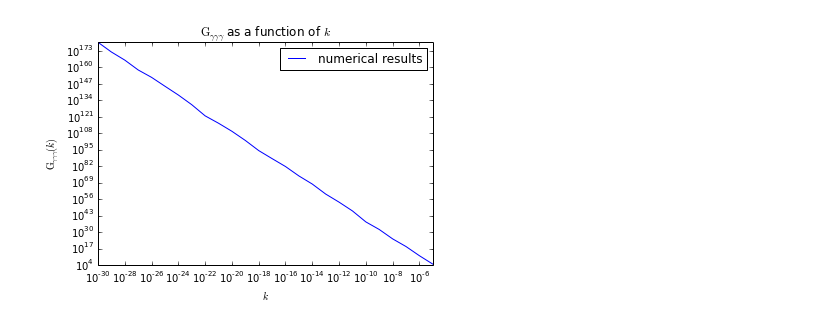
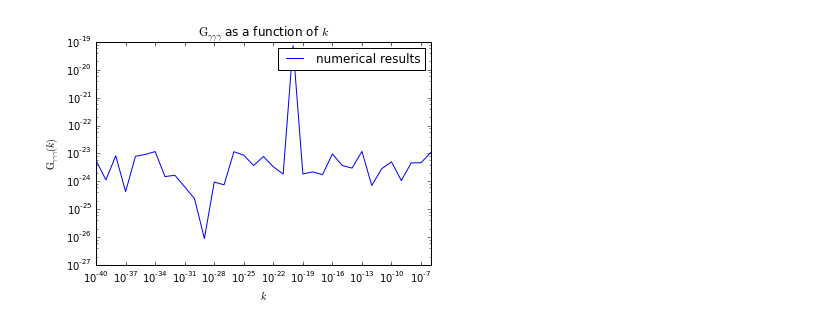
Before and after one commit to rahulporuri/project_work, a Jupyter notebook: matter_bounce/tensor_bi-spectrum.ipynb, the cells around one changed output. Cells and saved outputs as stored; diff of their text form; code cells hidden in the pictures.

```diff
--- a/matter_bounce/tensor_bi-spectrum.ipynb
+++ b/matter_bounce/tensor_bi-spectrum.ipynb
@@ -113,13 +119,22 @@ Nshss = 2.29741477736
 # %%
-k_list = numpy.array([10**(-30 + i) for i in range(26)])
-G_array = numpy.empty(0)
-calG_array = numpy.empty(0)
-k_vs_hk_array = numpy.empty(0)
+k_list = numpy.array([10**(-40 + i) for i in range(35)])
 
-for k0 in k_list:
+Nics_array = numpy.zeros(len(k_list))
+hk_Nshss = numpy.zeros(len(k_list), dtype=complex)
+
+calG_array = numpy.empty(0, dtype= complex)
+calG_cc_array = numpy.empty(0, dtype= complex)
+G_array = numpy.empty(0, dtype= complex)
+
+for i in range(len(k_list)):
+    k0 = k_list[i]
+
     hk_file_name = str('hk_'+str(-int(numpy.log10(k0)))+'.dat')
     hk_file = open(hk_file_name, "w")
+
     Nics = solve_Nics(k0)
+    Nics_array[i] = Nics
+    N_array = numpy.linspace(Nics, Nshss, npts+1)
     print 'k =', k0, 'Nics =', Nics
 
     temp_array = initialize(Nics, k0)
@@ -127,17 +142,19 @@ for k0 in k_list:
     Dhk0 = temp_array[1]
 
     hk_array = evolve_hk(Nics, Nshss, k0, hk0, Dhk0, npts)
-    k_vs_hk_array = numpy.append(k_vs_hk_array, hk_array[-1])
+    hk_Nshss = numpy.append(hk_Nshss, hk_array[-1])
 
     tps_temp = 8*(k0)**3/(2*numpy.pi**2)*(numpy.absolute(hk_array[-1]))**2
 
-    Nics = solve_Nics(k0)
-    N_array = numpy.linspace(Nics, Nshss, npts+1)
-    another_temp = G(hk_array, N_array, k0)
+    another_temp = G(hk_array, N_array, k0, calG_array, calG_cc_array)
+    G_array = numpy.append(G_array, another_temp)
 
-    G_array = numpy.append(G_array, another_temp)
     print 'k0=', k0, 'hk(Nshss) =', numpy.absolute(hk_array[-1]), 'TPS =', str(tps_temp).strip('[]'), 'G =', another_temp
+    print '\n'
+    print '\n'
 
     for i in range(len(N_array)):
         hk_file.write(str(N_array[i])+'\t'+str(hk_array[i].real).strip('[]')+'\t'+str(hk_array[i].imag).strip('[]')+'\n')
+
+    hk_file.close()
 # %% [output]
@@ -162,0 +180,12 @@ TPS = [8*(k_list[i])**3/(2*numpy.pi**2)*(numpy.absolute(k_vs_hk_array[i]))**2 fo
+# %%
+data = numpy.loadtxt('numerical_matter_bounce.dat')
+
+k_list = numpy.zeros(len(data))
+hk_Nshss = numpy.zeros(len(data))
+TPS = numpy.zeros(len(data))
+G_array = numpy.zeros(len(data))
+
+k_list = data[:,0]
+hk_Nshss = data[:,2]
+TPS = data[:,3]
+G_array = data[:,8]
@@ -175,10 +238,10 @@ plt.savefig('power_spectrum_bouncing_model.png')
 # %%
 plt.cla()
 plt.xlabel(r'$k$')
 plt.ylabel(r'${\rm G}_{\rm \gamma\gamma\gamma}(k)$')
 plt.title(r'${\rm G}_{\rm \gamma\gamma\gamma}$ as a function of $k$')
-numerics, = plt.loglog(k_list, numpy.absolute(G_array))
+numerics, = plt.loglog(k_list, k_list**7.*numpy.absolute(G_array))
 plt.legend([numerics],['numerical results'])
 plt.savefig('G_bouncing_model.png')
 # %% [output]
-[figure, old version]
+[figure, new version]
```
Also changed, not shown: parts of 15 cells of this notebook, 41 other files.
